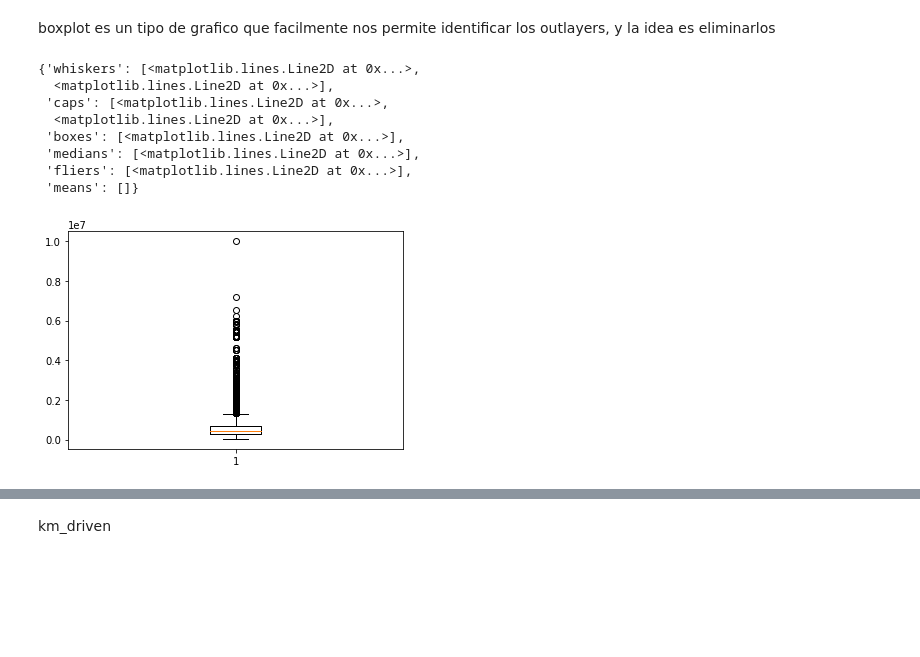
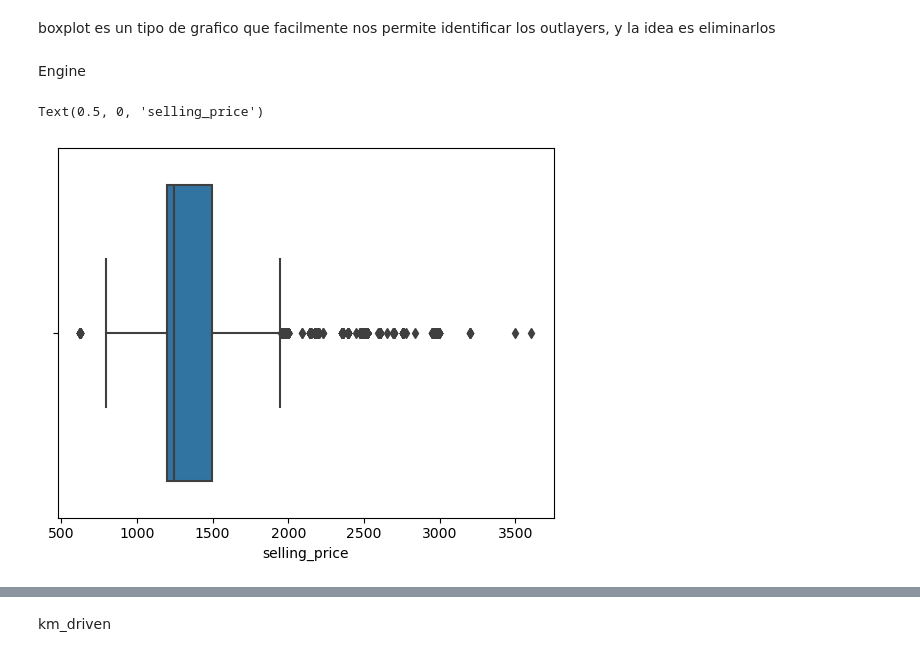
Before and after one commit to ignacioarroyo7/ParcialDM, a Jupyter notebook: parcialCarDetailsV3.ipynb, the cells around one changed output, grey strips where cells are left out. Drawn from its saved outputs; the diff is of its cells as text; code cells hidden in the pictures; blank space fills up the shorter version.

```diff
--- a/parcialCarDetailsV3.ipynb
+++ b/parcialCarDetailsV3.ipynb
@@ -64,3 +67,17 @@ Data columns (total 13 columns):
  12  seats          7907 non-null   float64
 dtypes: float64(1), int64(3), object(9)
 memory usage: 825.6+ KB
+# %%
+pd_carData.dropna(inplace=True, axis=0, how='any')
+pd_carData.duplicated().sum()
+pd_carData.drop_duplicates(inplace=True)
+# %%
+pd_carData['mileage']=pd_carData['mileage'].replace(' kmpl','',regex=True).str.replace(',', '')
+pd_carData['mileage']=pd_carData['mileage'].replace(' km/kg','',regex=True).str.replace(',', '')
+pd_carData['engine']=pd_carData['engine'].replace(' CC','',regex=True).str.replace(',', '')
+pd_carData['max_power']=pd_carData['max_power'].replace(' bhp','',regex=True).str.replace(',', '')
+# %%
+pd_carData['mileage'] = pd.to_numeric(pd_carData['mileage'])
+pd_carData['engine'] = pd.to_numeric(pd_carData['engine'])
+pd_carData['max_power'] = pd.to_numeric(pd_carData['max_power'])
+pd_carData.info()
@@ -72,15 +110,11 @@ memory usage: 825.6+ KB
 Analisis variable objetivo Selling_Price
 # %% [markdown]
 boxplot es un tipo de grafico que facilmente nos permite identificar los outlayers, y la idea es eliminarlos
+# %% [markdown]
+Engine
 # %%
-plt.boxplot(pd_carData['selling_price'],autorange=True)
+sns.boxplot(pd_carData['engine'])
+plt.xlabel('selling_price')
 # %% [output]
-{'whiskers': [<matplotlib.lines.Line2D at 0x...>,
-  <matplotlib.lines.Line2D at 0x...>],
- 'caps': [<matplotlib.lines.Line2D at 0x...>,
-  <matplotlib.lines.Line2D at 0x...>],
- 'boxes': [<matplotlib.lines.Line2D at 0x...>],
- 'medians': [<matplotlib.lines.Line2D at 0x...>],
- 'fliers': [<matplotlib.lines.Line2D at 0x...>],
- 'means': []}
+Text(0.5, 0, 'selling_price')
-[figure, old version]
+[figure, new version]
```
Also changed, not shown: parts of 58 cells of this notebook, 1 other file.
